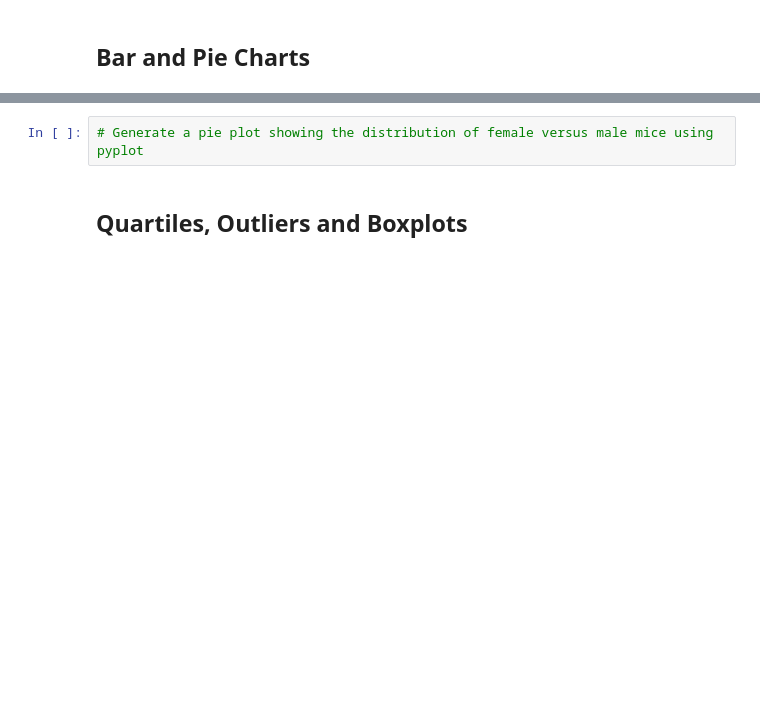
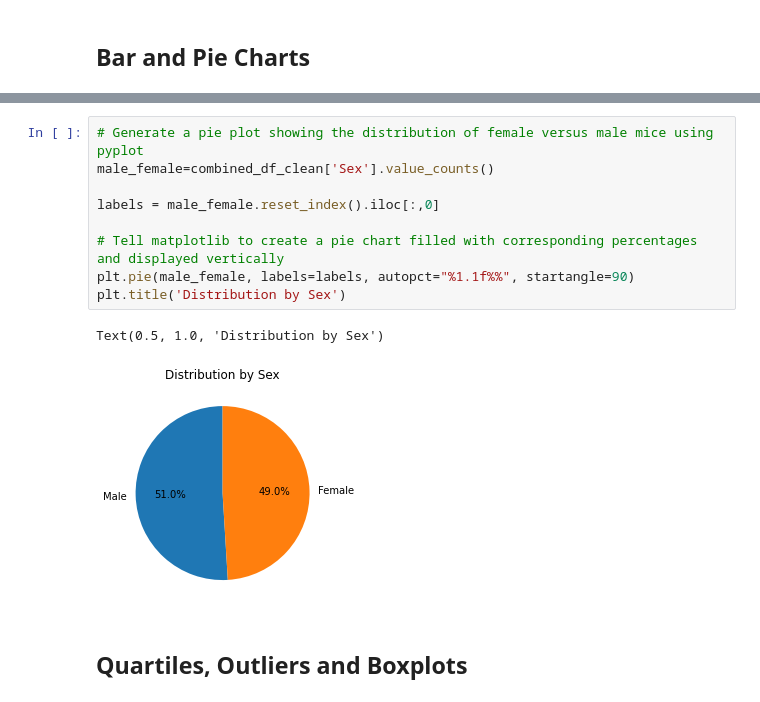
Before and after one commit to nedamzd/Matplotlib_challenge, a Jupyter notebook: Pymaceuticals/pymaceuticals_starter.ipynb, the cells around one changed output, grey strips where cells are left out. Drawn from its saved outputs; the diff is of its cells as text; blank space fills up the shorter version.

```diff
--- a/Pymaceuticals/pymaceuticals_starter.ipynb
+++ b/Pymaceuticals/pymaceuticals_starter.ipynb
@@ -158,5 +209,15 @@ single_summary_statistics_table
-# %%
-# Generate a pie plot showing the distribution of female versus male mice using pyplot
+# %%
+# Generate a pie plot showing the distribution of female versus male mice using pyplot
+male_female=combined_df_clean['Sex'].value_counts()
+
+labels = male_female.reset_index().iloc[:,0]
+
+# Tell matplotlib to create a pie chart filled with corresponding percentages and displayed vertically
+plt.pie(male_female, labels=labels, autopct="%1.1f%%", startangle=90)
+plt.title('Distribution by Sex')
+# %% [output]
+Text(0.5, 1.0, 'Distribution by Sex')
+[figure, added]
 # %% [markdown]
 ## Quartiles, Outliers and Boxplots
 # %%
```
Also changed, not shown: parts of 14 cells of this notebook.
